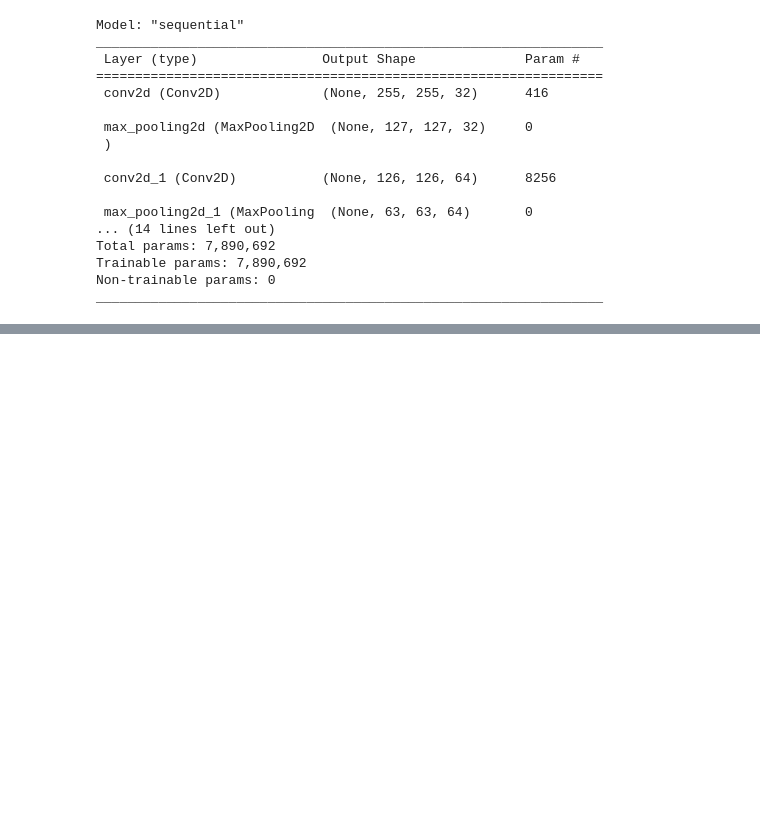
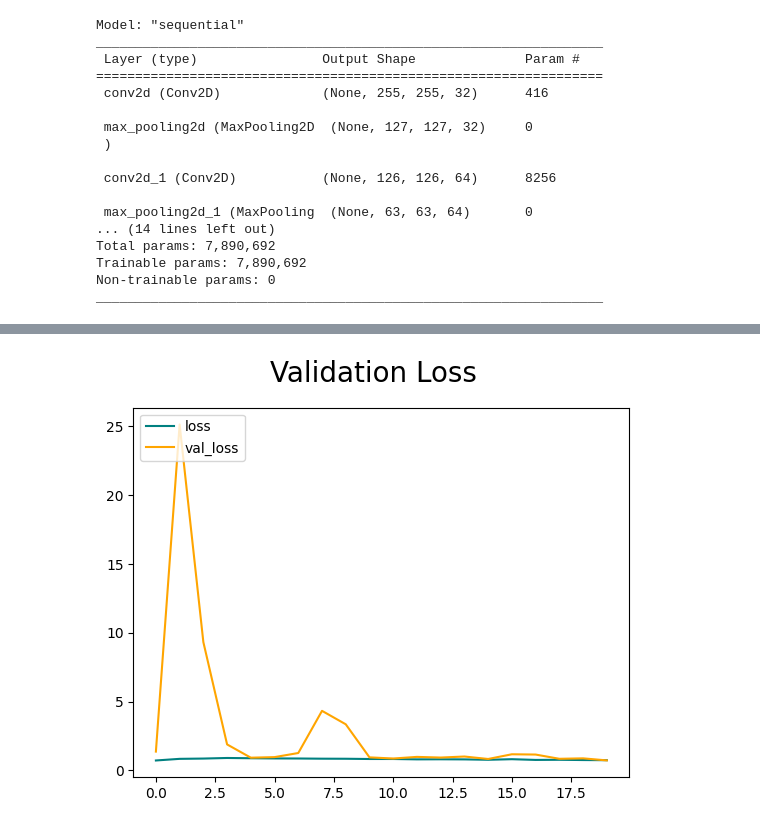
Before and after one commit to karunaadh/UTESCA-Mother-Parkers, a Jupyter notebook: CoffeeVisionSystem/model2/Model2.ipynb, the cells around one changed output, grey strips where cells are left out. Cells and saved outputs as stored; diff of their text form; code cells hidden in the pictures; blank space fills up the shorter version.

```diff
--- a/CoffeeVisionSystem/model2/Model2.ipynb
+++ b/CoffeeVisionSystem/model2/Model2.ipynb
@@ -160,0 +205,12 @@ model.save(os.path.join('models','CoffeeModel2.h5'))
+# %%
+logdir='logs2'
+tensorboard_callback = tf.keras.callbacks.TensorBoard(log_dir=logdir)
+# %%
+def one_hot_encode(data, label):
+    num_classes = 4  # Set this to the number of classes in your dataset
+    label = tf.one_hot(label - 1, num_classes)  # Subtract 1 to make labels zero-based for one-hot encoding
+    return data, label
+# %%
+one_hot_train = train.map(one_hot_encode)
+one_hot_valid = val.map(one_hot_encode)
+one_hot_test = test.map(one_hot_encode)
@@ -160,0 +240,2 @@ model.save(os.path.join('models','CoffeeModel2.h5'))
+# %%
+hist2 = model.fit(one_hot_train, epochs=40, validation_data=one_hot_valid, callbacks=[tensorboard_callback])
@@ -160,0 +260,9 @@ model.save(os.path.join('models','CoffeeModel2.h5'))
+# %%
+fig = plt.figure()
+plt.plot(hist2.history['loss'], color='teal', label='loss')
+plt.plot(hist2.history['val_loss'], color='orange', label='val_loss')
+fig.suptitle('Validation Loss', fontsize=20)
+plt.legend(loc="upper left")
+plt.show()
+# %% [output]
+[figure, added]
```
Also changed, not shown: parts of 19 cells of this notebook, 2 other files.
